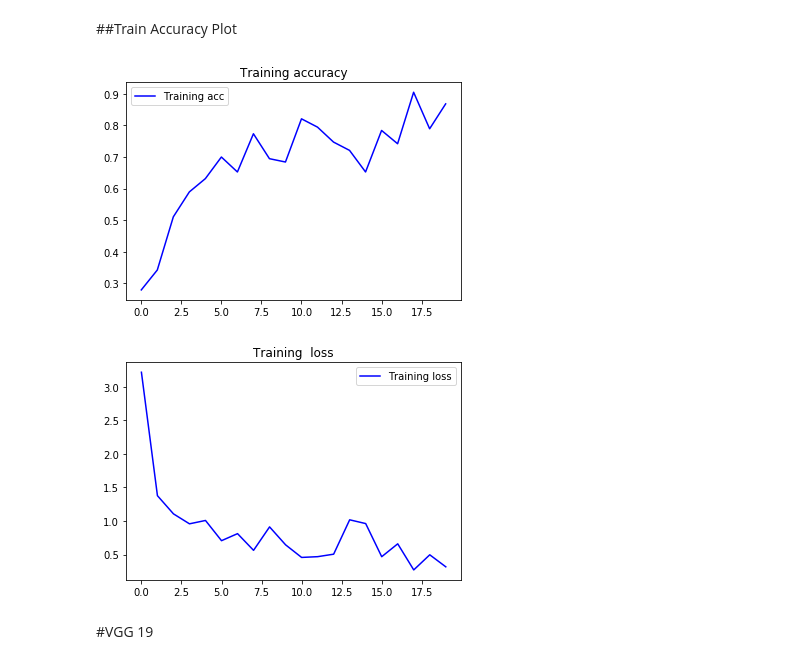
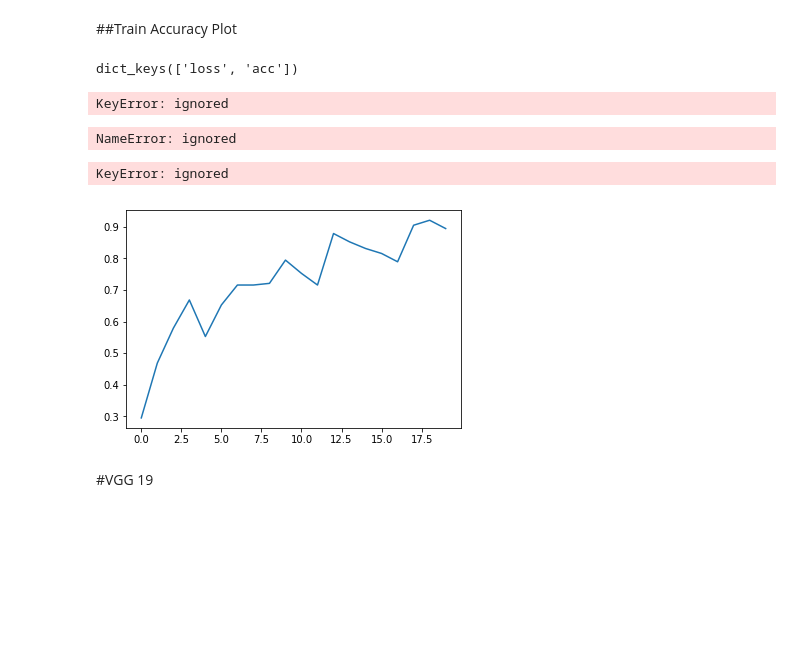
Before and after one commit to Torough/BEASTDL, a Jupyter notebook: BEAST.ipynb, the cells around one changed output. Drawn from its saved outputs; the diff is of its cells as text; code cells hidden in the pictures; blank space fills up the shorter version.

```diff
--- a/BEAST.ipynb
+++ b/BEAST.ipynb
@@ -276,11 +296,12 @@ sns.heatmap(metrics.confusion_matrix(y_tests, y_pred))
 numpy.ndarray
 # %%
 model = keras.models.Sequential()
-model.add(keras.layers.Conv2D(64, (5, 5), input_shape=(244, 244, 3)))
+model.add(keras.layers.Conv2D(64, (3, 3), input_shape=(224, 224, 3)))
 model.add(keras.layers.BatchNormalization())
+
 model.add(keras.layers.LeakyReLU(alpha=0.3))
+
 model.add(keras.layers.Flatten())
-
 model.add(keras.layers.Dense(4, activation='sigmoid'))
 opt = keras.optimizers.Adam(0.001)
 model.compile(optimizer=opt, loss='binary_crossentropy', metrics=['accuracy'])
@@ -310 +346,3 @@ Non-trainable params: 128
 _________________________________________________________________
+# %%
+y_train = to_categorical(y_train)
@@ -311,6 +351,6 @@ _________________________________________________________________
 # %%
 base = model.fit(X_train,y_train,
-          batch_size=16,
+          batch_size=32,
           epochs=3,
 
           )
@@ -889,9 +943,14 @@ trainer.save('/content/gdrive/My Drive/project/models/Vgg16_20epochs.h5')
 <keras.engine.sequential.Sequential at 0x...>
 # %% [markdown]
 ##Train Accuracy Plot
+# %%
+print(trainer.history.history.keys())
+# %% [output]
+dict_keys(['loss', 'acc'])
 # %%
 acc = trainer.history.history['acc']
 loss = trainer.history.history['loss']
+val = trainer.history.history['val_acc']
 
 
 epochs = range(len(acc))
@@ -908,8 +967,22 @@ plt.legend()
 
 plt.show()
 # %% [output]
-[figure, removed]
-[figure, removed]
+KeyError: ignored
+# %%
+print(history.history.keys())
+# %% [output]
+NameError: ignored
+# %%
+plt.plot(trainer.history.history['acc'])
+plt.plot(trainer.history.history['val_acc'])
+plt.title('Model accuracy')
+plt.ylabel('Accuracy')
+plt.xlabel('Epoch')
+plt.legend(['Train', 'Test'], loc='upper left')
+plt.show()
+# %% [output]
+KeyError: ignored
+[figure, added]
 # %% [markdown]
 #VGG 19
 # %%
```
Also changed, not shown: parts of 36 cells of this notebook.
